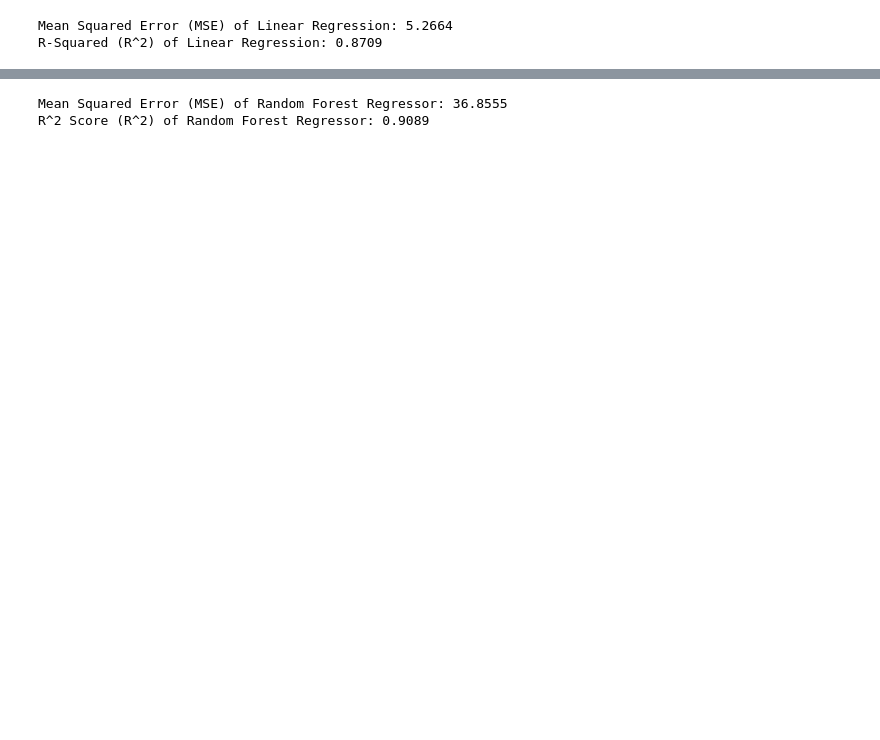
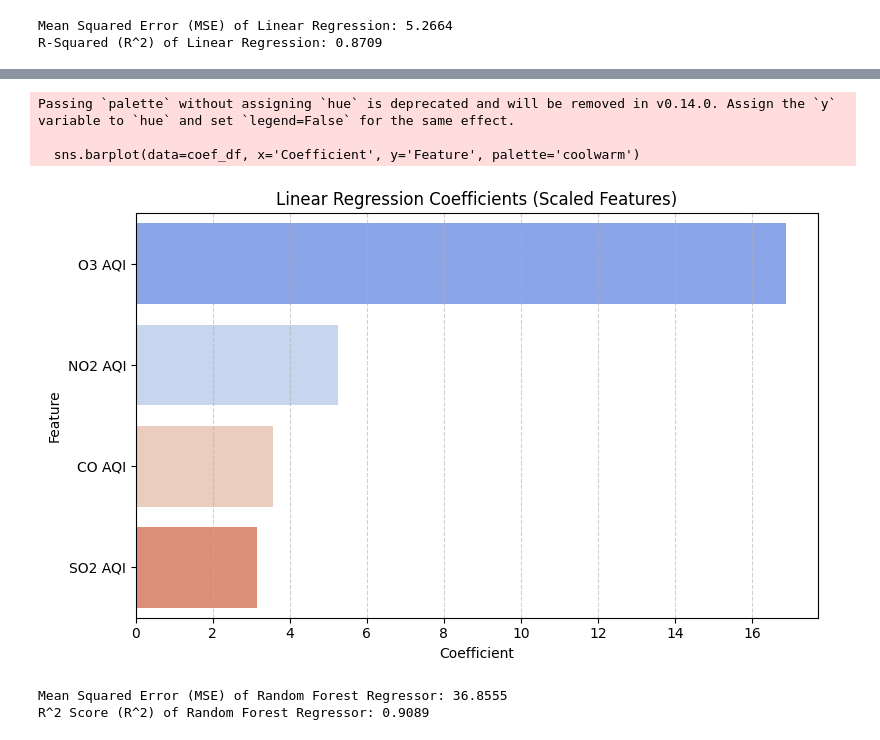
Before and after one commit to Ivan-codes99/forecasting-aqi, a Jupyter notebook: data_processing/ml_models.ipynb, the cells around one changed output, grey strips where cells are left out. Saved outputs shown, nothing was run; the diff lists cells and outputs as text; code cells hidden in the pictures; blank space fills up the shorter version.

```diff
--- a/data_processing/ml_models.ipynb
+++ b/data_processing/ml_models.ipynb
@@ -42,3 +62,21 @@ R-Squared (R^2) of Linear Regression: 0.8709
+# %%
+coefficients = lr_model.coef_
+feature_names = X.columns
+
+coef_df = pd.DataFrame({'Feature': feature_names, 'Coefficient': coefficients})
+coef_df = coef_df.sort_values(by='Coefficient', key=abs, ascending=False)
+
+plt.figure(figsize=(8, 5))
+sns.barplot(data=coef_df, x='Coefficient', y='Feature', palette='coolwarm')
+plt.title("Linear Regression Coefficients (Scaled Features)")
+plt.grid(axis='x', linestyle='--', alpha=0.6)
+plt.tight_layout()
+plt.show()
+# %% [output]
+Passing `palette` without assigning `hue` is deprecated and will be removed in v0.14.0. Assign the `y` variable to `hue` and set `legend=False` for the same effect.
+
+  sns.barplot(data=coef_df, x='Coefficient', y='Feature', palette='coolwarm')
+[figure, added]
 # %%
 # Random Forest Regressor
 forest_model = RandomForestRegressor(n_estimators=100, random_state=42, max_depth=4, min_samples_split=20)
```
Also changed, not shown: parts of 10 cells of this notebook, 8 other files.
